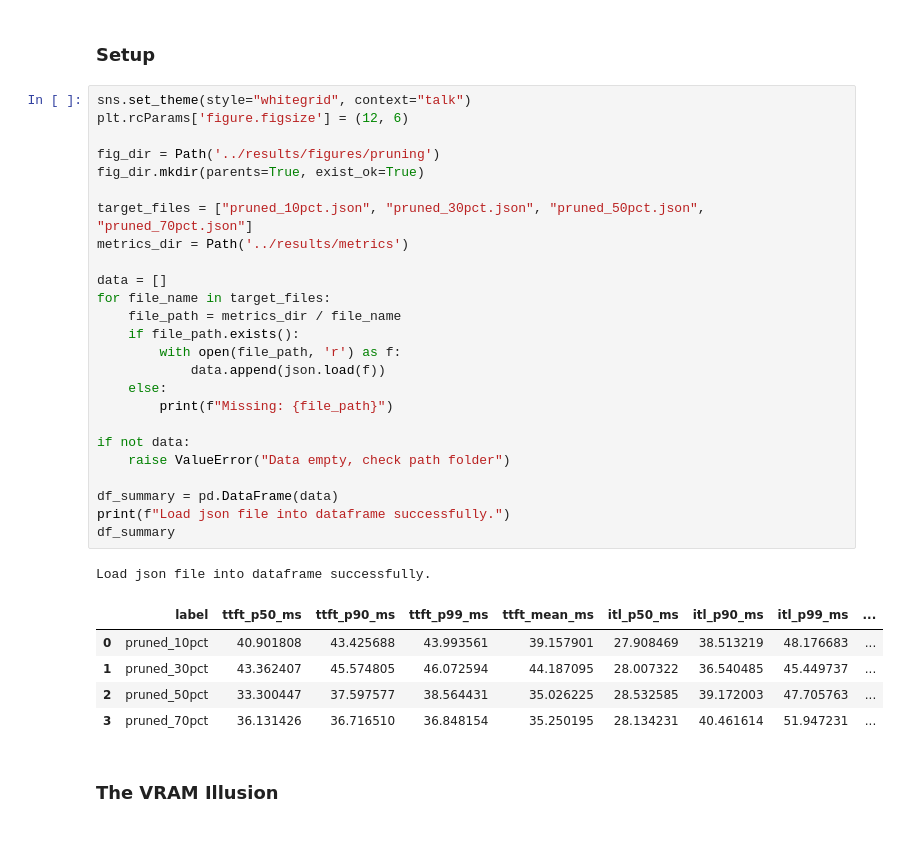
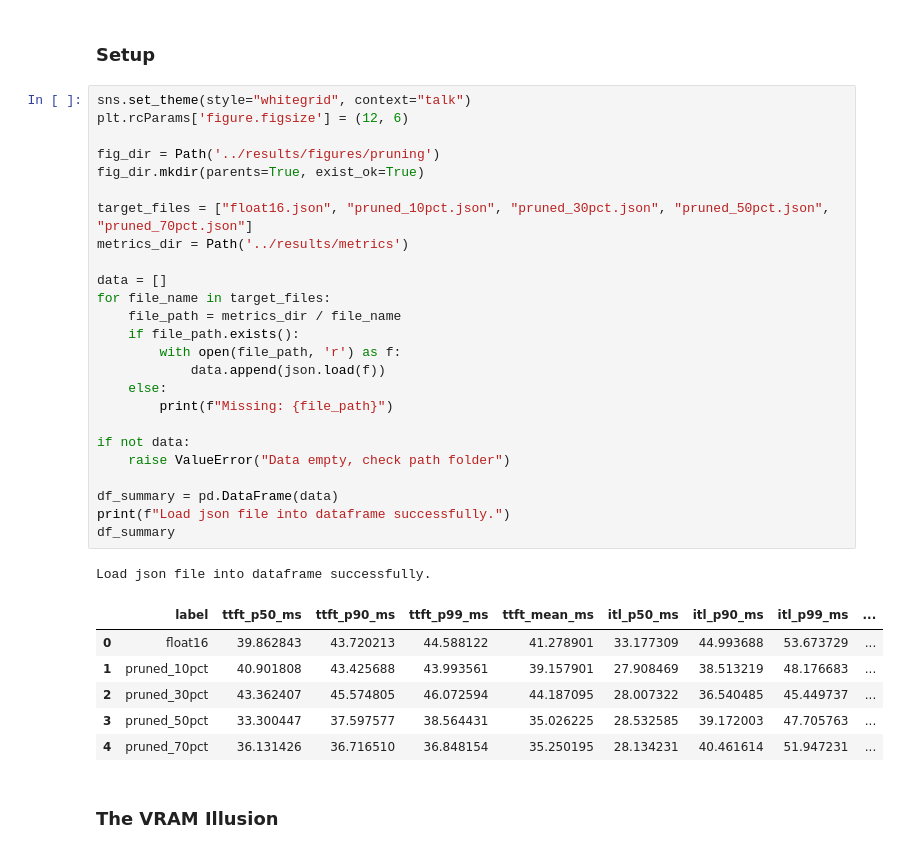
Before and after one commit to adinfarel/llm-inference-benchmark, a Jupyter notebook: analysis/analysis_pruning.ipynb, the cells around one changed output. Cells and saved outputs as stored; diff of their text form.

```diff
--- a/analysis/analysis_pruning.ipynb
+++ b/analysis/analysis_pruning.ipynb
@@ -14,35 +14,36 @@ warnings.filterwarnings('ignore')
 # %%
 sns.set_theme(style="whitegrid", context="talk")
 plt.rcParams['figure.figsize'] = (12, 6)
 
 fig_dir = Path('../results/figures/pruning')
 fig_dir.mkdir(parents=True, exist_ok=True)
 
-target_files = ["pruned_10pct.json", "pruned_30pct.json", "pruned_50pct.json", "pruned_70pct.json"]
+target_files = ["float16.json", "pruned_10pct.json", "pruned_30pct.json", "pruned_50pct.json", "pruned_70pct.json"]
 metrics_dir = Path('../results/metrics')
 
 data = []
 for file_name in target_files:
     file_path = metrics_dir / file_name
     if file_path.exists():
         with open(file_path, 'r') as f:
             data.append(json.load(f))
     else:
         print(f"Missing: {file_path}")
 
 if not data:
     raise ValueError("Data empty, check path folder")
 
 df_summary = pd.DataFrame(data)
 print(f"Load json file into dataframe successfully.")
 df_summary
 # %% [output]
 Load json file into dataframe successfully.
 |  | label | ttft_p50_ms | ttft_p90_ms | ttft_p99_ms | ttft_mean_ms | itl_p50_ms | itl_p90_ms | itl_p99_ms | ... |
-| 0 | pruned_10pct | 40.901808 | 43.425688 | 43.993561 | 39.157901 | 27.908469 | 38.513219 | 48.176683 | ... |
-| 1 | pruned_30pct | 43.362407 | 45.574805 | 46.072594 | 44.187095 | 28.007322 | 36.540485 | 45.449737 | ... |
-| 2 | pruned_50pct | 33.300447 | 37.597577 | 38.564431 | 35.026225 | 28.532585 | 39.172003 | 47.705763 | ... |
-| 3 | pruned_70pct | 36.131426 | 36.716510 | 36.848154 | 35.250195 | 28.134231 | 40.461614 | 51.947231 | ... |
+| 0 | float16 | 39.862843 | 43.720213 | 44.588122 | 41.278901 | 33.177309 | 44.993688 | 53.673729 | ... |
+| 1 | pruned_10pct | 40.901808 | 43.425688 | 43.993561 | 39.157901 | 27.908469 | 38.513219 | 48.176683 | ... |
+| 2 | pruned_30pct | 43.362407 | 45.574805 | 46.072594 | 44.187095 | 28.007322 | 36.540485 | 45.449737 | ... |
+| 3 | pruned_50pct | 33.300447 | 37.597577 | 38.564431 | 35.026225 | 28.532585 | 39.172003 | 47.705763 | ... |
+| 4 | pruned_70pct | 36.131426 | 36.716510 | 36.848154 | 35.250195 | 28.134231 | 40.461614 | 51.947231 | ... |
 # %% [markdown]
 ### The VRAM Illusion
 # %%
```
Also changed, not shown: parts of 11 cells of this notebook, 7 other files.
